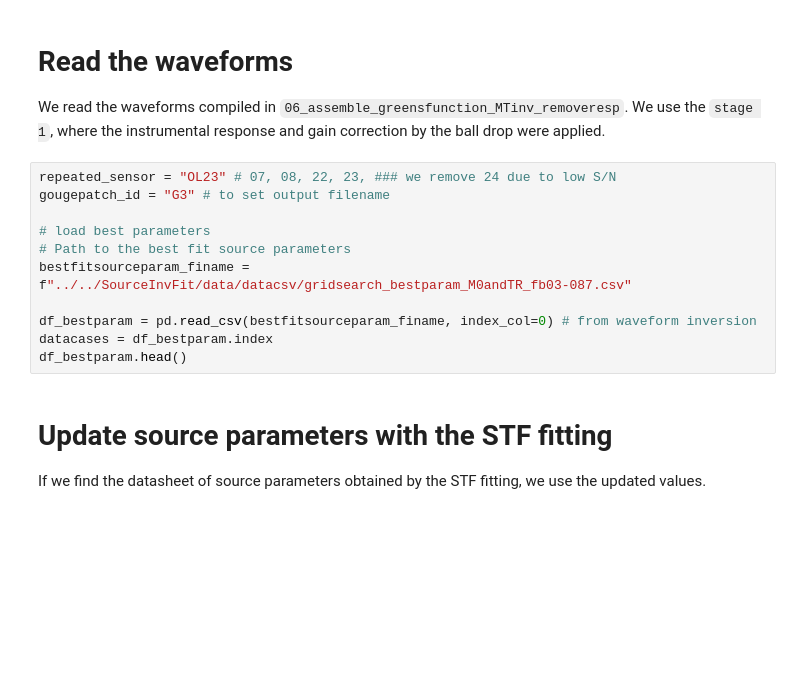
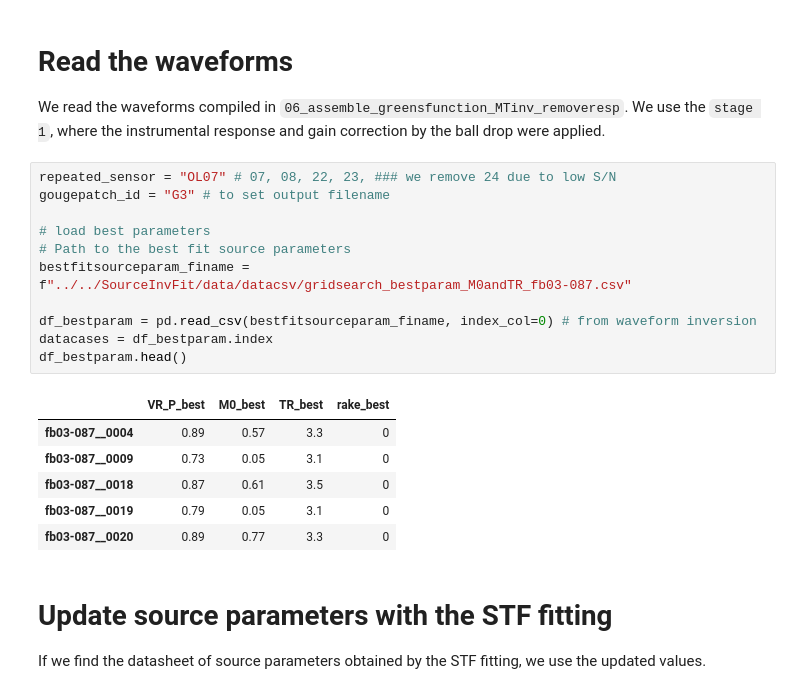
Before and after one commit to kura-okubo/4mNonSelfSim_Paper, a Jupyter notebook: ComputeScaling/code/01_Introduction_plot_gougeevents.ipynb, the cells around one changed output. Cells and saved outputs as stored; diff of their text form; blank space fills up the shorter version.

```diff
--- a/ComputeScaling/code/01_Introduction_plot_gougeevents.ipynb
+++ b/ComputeScaling/code/01_Introduction_plot_gougeevents.ipynb
@@ -117,16 +120,23 @@ AEsensors = list(channel_loc.keys())
 We read the waveforms compiled in `06_assemble_greensfunction_MTinv_removeresp`.
 We use the `stage 1`, where the instrumental response and gain correction by the ball drop were applied.
 # %%
-repeated_sensor = "OL23" # 07, 08, 22, 23, ### we remove 24 due to low S/N
+repeated_sensor = "OL07" # 07, 08, 22, 23, ### we remove 24 due to low S/N
 gougepatch_id = "G3" # to set output filename
 
 # load best parameters
 # Path to the best fit source parameters
 bestfitsourceparam_finame = f"../../SourceInvFit/data/datacsv/gridsearch_bestparam_M0andTR_fb03-087.csv"
 
 df_bestparam = pd.read_csv(bestfitsourceparam_finame, index_col=0) # from waveform inversion
 datacases = df_bestparam.index
 df_bestparam.head()
+# %% [output]
+|  | VR_P_best | M0_best | TR_best | rake_best |
+| fb03-087__0004 | 0.89 | 0.57 | 3.3 | 0 |
+| fb03-087__0009 | 0.73 | 0.05 | 3.1 | 0 |
+| fb03-087__0018 | 0.87 | 0.61 | 3.5 | 0 |
+| fb03-087__0019 | 0.79 | 0.05 | 3.1 | 0 |
+| fb03-087__0020 | 0.89 | 0.77 | 3.3 | 0 |
 # %% [markdown]
 # Update source parameters with the STF fitting
 If we find the datasheet of source parameters obtained by the STF fitting, we use the updated values.
```
Also changed, not shown: parts of 26 cells of this notebook, 1 other file.
